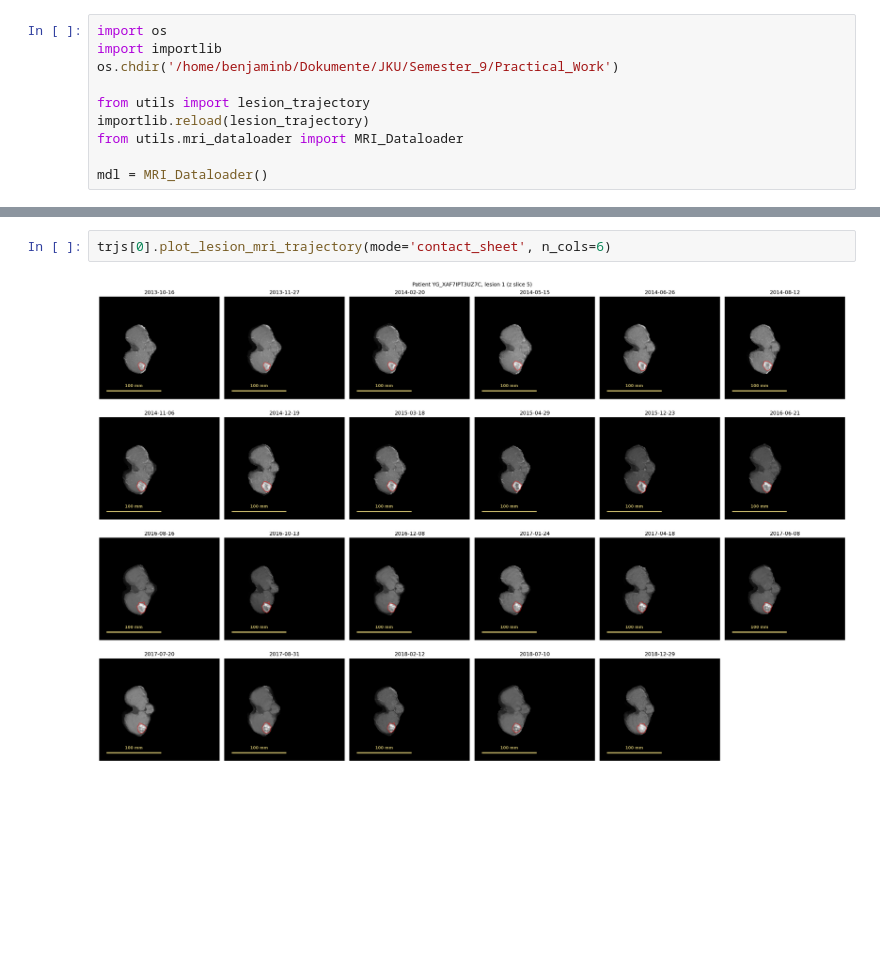
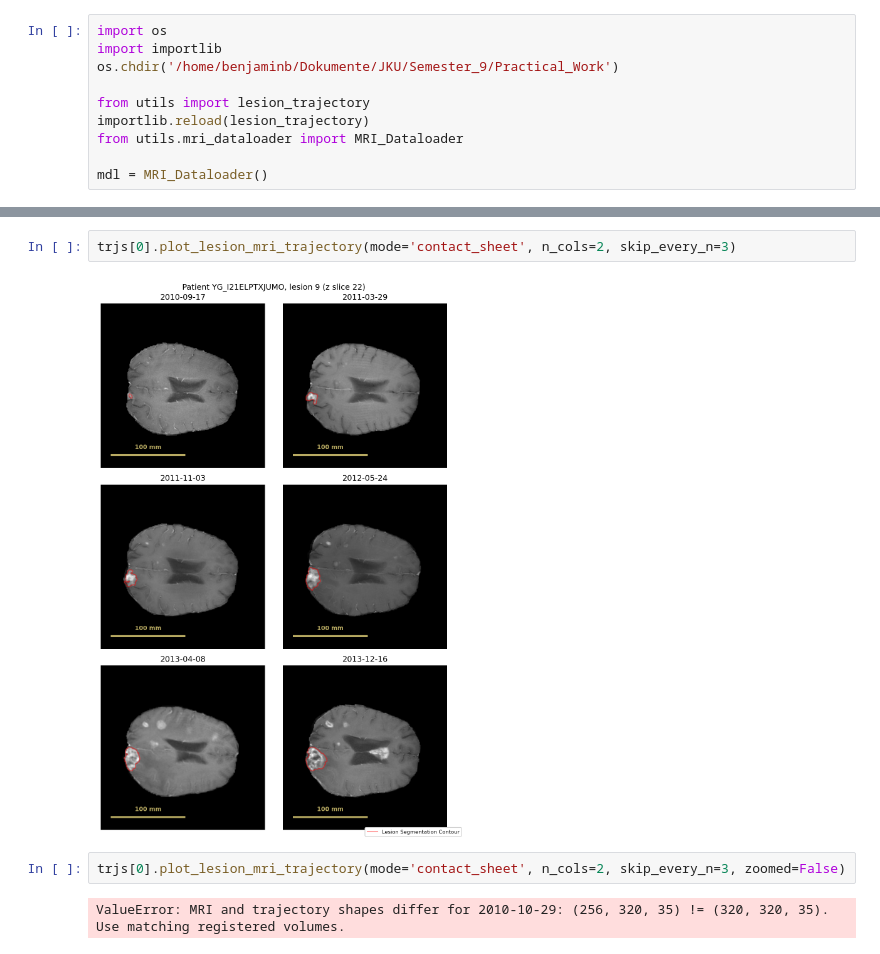
Before and after one commit to steilgedacht/thesis-project, a Jupyter notebook: experiments/09_plotting/plotting.ipynb, the cells around one changed output, grey strips where cells are left out. Cells and saved outputs as stored; diff of their text form; blank space fills up the shorter version.

```diff
--- a/experiments/09_plotting/plotting.ipynb
+++ b/experiments/09_plotting/plotting.ipynb
@@ -532,5 +534,9 @@ Found 8 trajectories with at least 20 scans.
+# %%
+trjs[0].plot_lesion_mri_trajectory(mode='contact_sheet', n_cols=2, skip_every_n=3)
+# %% [output]
+[figure, added]
 # %%
-trjs[0].plot_lesion_mri_trajectory(mode='contact_sheet', n_cols=6)
+trjs[0].plot_lesion_mri_trajectory(mode='contact_sheet', n_cols=2, skip_every_n=3, zoomed=False)
 # %% [output]
-[figure, removed]
+ValueError: MRI and trajectory shapes differ for 2010-10-29: (256, 320, 35) != (320, 320, 35). Use matching registered volumes.
 # %%
```
Also changed, not shown: parts of 6 cells of this notebook, 19 other files.
